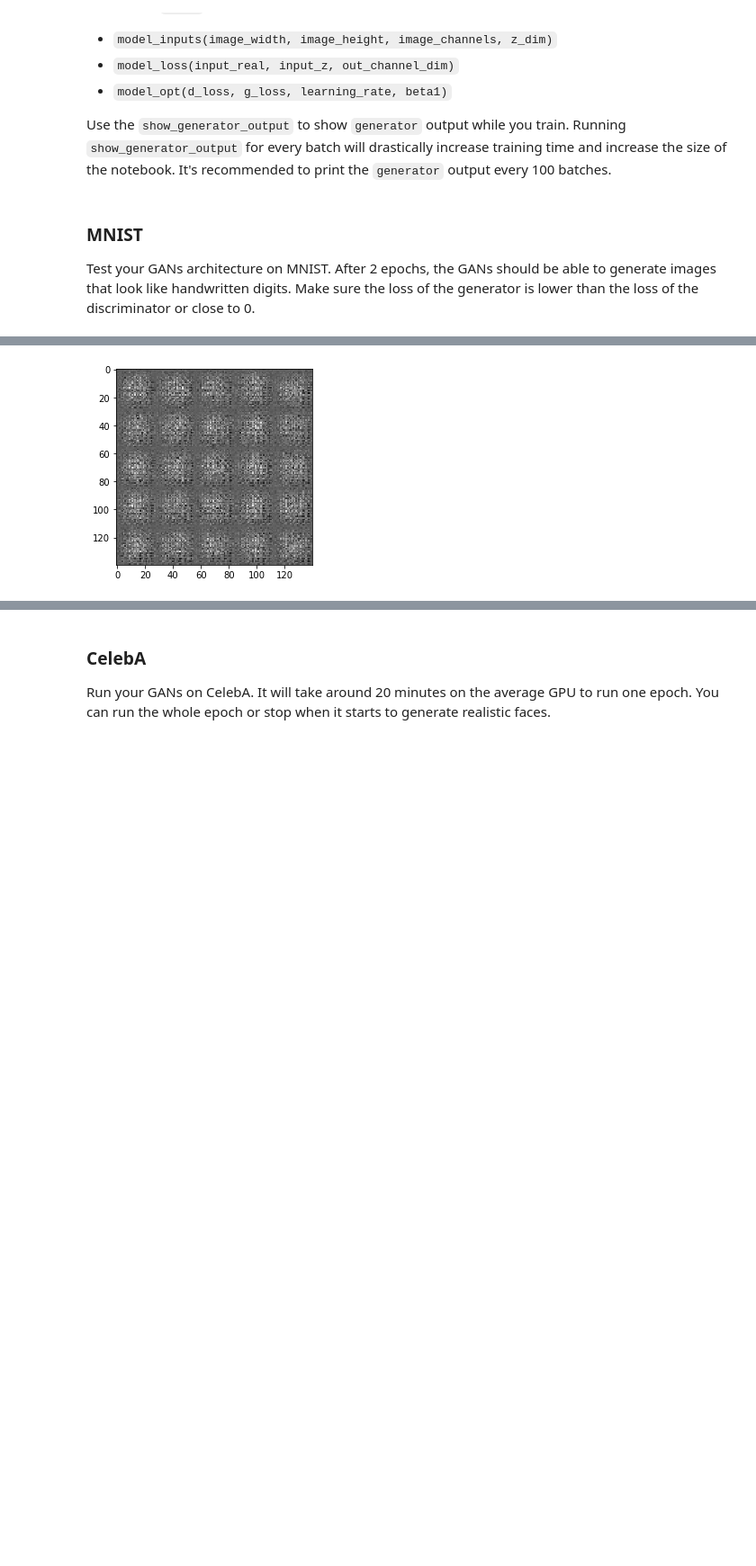
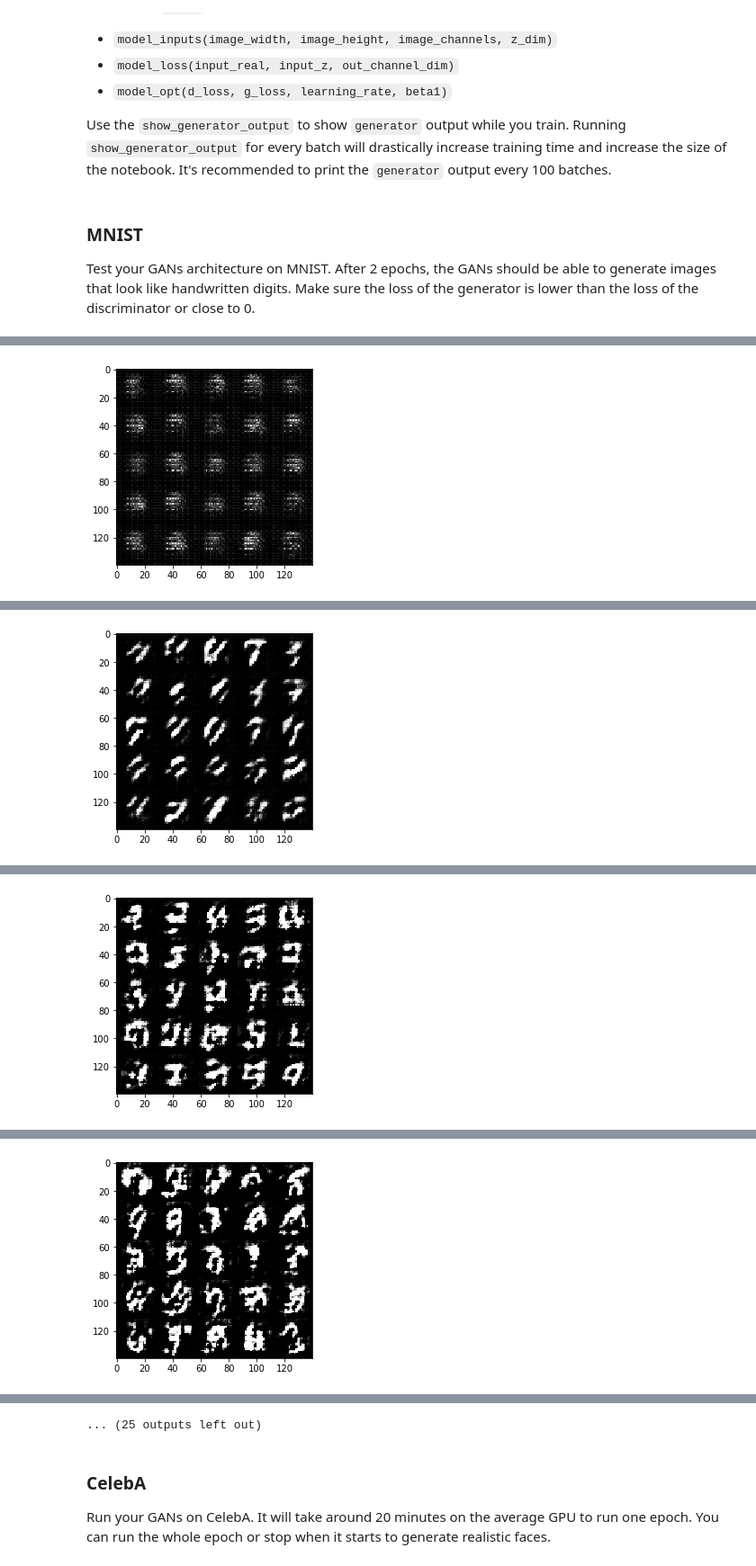
Before and after one commit to muzhi1991/DL_project_FaceGeneration, a Jupyter notebook: dlnd_face_generation.ipynb, the cells around one changed output, grey strips where cells are left out. Shown at 90% size. Saved outputs shown, nothing was run; the diff lists cells and outputs as text; code cells hidden in the pictures; blank space fills up the shorter version.

```diff
--- a/dlnd_face_generation.ipynb
+++ b/dlnd_face_generation.ipynb
@@ -144,22 +144,24 @@ def discriminator(images, reuse=False):
     alpha = 0.2
     with tf.variable_scope("discriminator",reuse=reuse):
         # 28*28*3
-        cov1 = tf.layers.conv2d(images,64,5,strides=2, padding='same')
+        cov1 = tf.layers.conv2d(images,64,3,strides=2, padding='same',kernel_initializer =tf.random_normal_initializer(stddev=0.05))
         # leak relu
         relu1 = tf.maximum(alpha * cov1, cov1)
         # 14*14*64
 
-        cov2 = tf.layers.conv2d(relu1,128,5,strides=2, padding='same')
+        cov2 = tf.layers.conv2d(relu1,128,3,strides=2, padding='same',kernel_initializer =tf.random_normal_initializer(stddev=0.05))
         bn2 = tf.layers.batch_normalization(cov2,training=True)
         relu2 = tf.maximum(alpha * bn2, bn2)
         # 7*7*128
 
-        cov3 = tf.layers.conv2d(relu2,256,5,strides=2, padding='same')
+        cov3 = tf.layers.conv2d(relu2,256,3,strides=2, padding='same',kernel_initializer =tf.random_normal_initializer(stddev=0.05))
         bn3 = tf.layers.batch_normalization(cov3,training=True)
         relu3 = tf.maximum(alpha * bn3, bn3)
         # 4*4*256
 
         flat = tf.reshape(relu3, (-1,np.prod(relu3.get_shape().as_list()[1:])))
+        print("shape:"+str(np.prod(relu3.get_shape().as_list()[1:])))
+        #flat = tf.reshape(relu3, (-1,4*4*256))
         logits = tf.layers.dense(flat, 1)
         out = tf.sigmoid(logits)
 
@@ -234,15 +242,19 @@ def model_loss(input_real, input_z, out_channel_dim):
     :return: A tuple of (discriminator loss, generator loss)
     """
     # TODO: Implement Function
-    g_out= generator(input_z, out_channel_dim, is_train=True)
+    # 注意这里要求输入-0.5--0.5
+    g_out= generator(input_z, out_channel_dim, is_train=True)*0.5
 
+    # gan_mnist那一课的办法
+    smooth=0
     d_out_real,d_logits_real =discriminator(input_real, reuse=False)
-    d_loss_real=tf.reduce_mean(tf.nn.sigmoid_cross_entropy_with_logits(logits=d_logits_real,labels=tf.ones_like(d_out_real)))
+    d_loss_real=tf.reduce_mean(tf.nn.sigmoid_cross_entropy_with_logits(logits=d_logits_real,labels=tf.ones_like(d_out_real) * (1 - smooth)))
+
 
     d_out_fake,d_logits_fake =discriminator(g_out, reuse=True)
-    d_loss_z=tf.reduce_mean(tf.nn.sigmoid_cross_entropy_with_logits(logits=d_logits_fake,labels=tf.zeros_like(d_out_fake)))
+    d_loss_fake=tf.reduce_mean(tf.nn.sigmoid_cross_entropy_with_logits(logits=d_logits_fake,labels=tf.zeros_like(d_out_fake)))
 
-    d_loss=d_loss_real+d_loss_z
+    d_loss=d_loss_real+d_loss_fake
 
     g_loss=tf.reduce_mean(tf.nn.sigmoid_cross_entropy_with_logits(logits=d_logits_fake,labels=tf.ones_like(d_out_fake)))
 
@@ -355,15 +370,23 @@ def train(epoch_count, batch_size, z_dim, learning_rate, beta1, get_batches, dat
 
                 _ = sess.run(g_opt,feed_dict={input_z: batch_z,input_learning_rate:learning_rate,input_real: batch_images})
                 ##
-                if(batch_index%100==1):
+                if(batch_index%20==0):
                     train_loss_d=d_loss.eval({input_real: batch_images, input_z: batch_z,input_learning_rate:learning_rate})
                     train_loss_g=g_loss.eval({input_z: batch_z,input_learning_rate:learning_rate})
-
-                    print("Epoch {}/{}...".format(epoch_i+1, epoch_count),
+                    # Save losses to view after training
+                    losses.append((train_loss_d, train_loss_g))
+                    print("Epoch {}/{}, Batch:{}...".format(epoch_i+1, epoch_count,batch_index),
                           "Discriminator Loss: {:.4f}...".format(train_loss_d),
                           "Generator Loss: {:.4f}".format(train_loss_g))
-                    # Save losses to view after training
-                    losses.append((train_loss_d, train_loss_g))
+
+                if(batch_index%100==0):
+#                     train_loss_d=d_loss.eval({input_real: batch_images, input_z: batch_z,input_learning_rate:learning_rate})
+#                     train_loss_g=g_loss.eval({input_z: batch_z,input_learning_rate:learning_rate})
+
+#                     print("Epoch {}/{}, Batch:{}...".format(epoch_i+1, epoch_count,batch_index),
+#                           "Discriminator Loss: {:.4f}...".format(train_loss_d),
+#                           "Generator Loss: {:.4f}".format(train_loss_g))
+
                     # see picture
                     show_generator_output(sess,25,input_z,image_channels,data_image_mode)
 
@@ -372,10 +395,10 @@ def train(epoch_count, batch_size, z_dim, learning_rate, beta1, get_batches, dat
 ### MNIST
 Test your GANs architecture on MNIST.  After 2 epochs, the GANs should be able to generate images that look like handwritten digits.  Make sure the loss of the generator is lower than the loss of the discriminator or close to 0.
 # %%
-batch_size = 128
+batch_size = 64
 z_dim = 100
-learning_rate = 0.0002
-beta1 = 0.5
+learning_rate = 0.0005
+beta1 = 0.6
 
 
 """
@@ -392 +423 @@ Epoch 1/2... Discriminator Loss: 6.0643... Generator Loss: 0.0027
-[figure, old version]
+[figure, new version]
@@ -393,0 +430 @@ KeyboardInterrupt:
+[figure, added]
@@ -393,0 +437 @@ KeyboardInterrupt:
+[figure, added]
@@ -393,0 +444 @@ KeyboardInterrupt:
+[figure, added]
@@ -394,3 +459,4 @@ KeyboardInterrupt:
+... (25 outputs left out)
 # %% [markdown]
 ### CelebA
 Run your GANs on CelebA.  It will take around 20 minutes on the average GPU to run one epoch.  You can run the whole epoch or stop when it starts to generate realistic faces.
```
Also changed, not shown: parts of 9 cells of this notebook, 1 other file.
